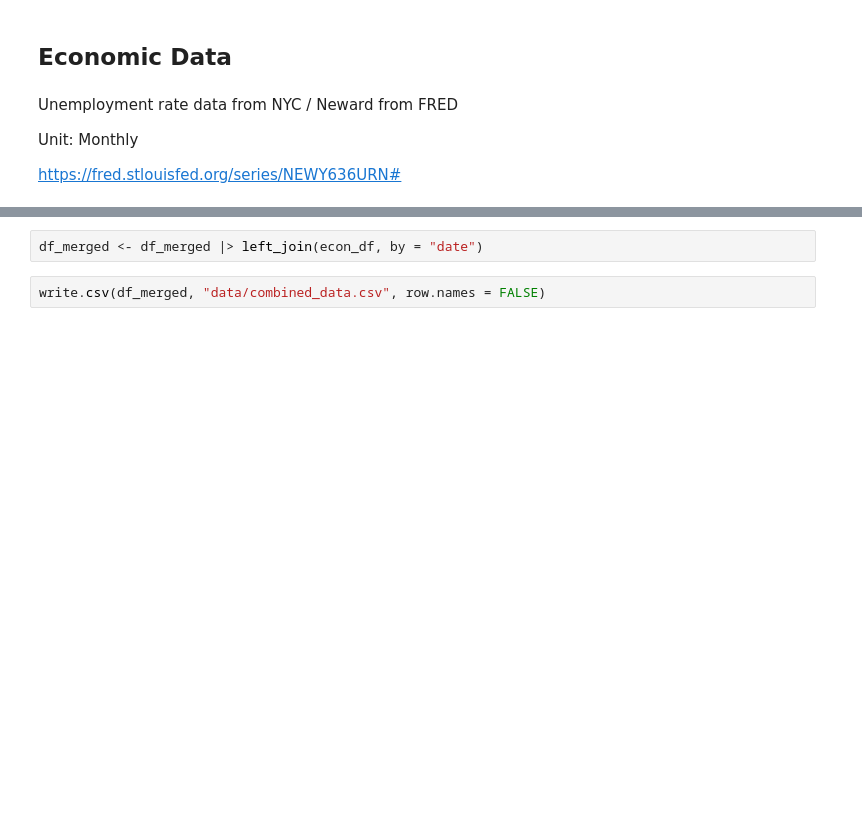
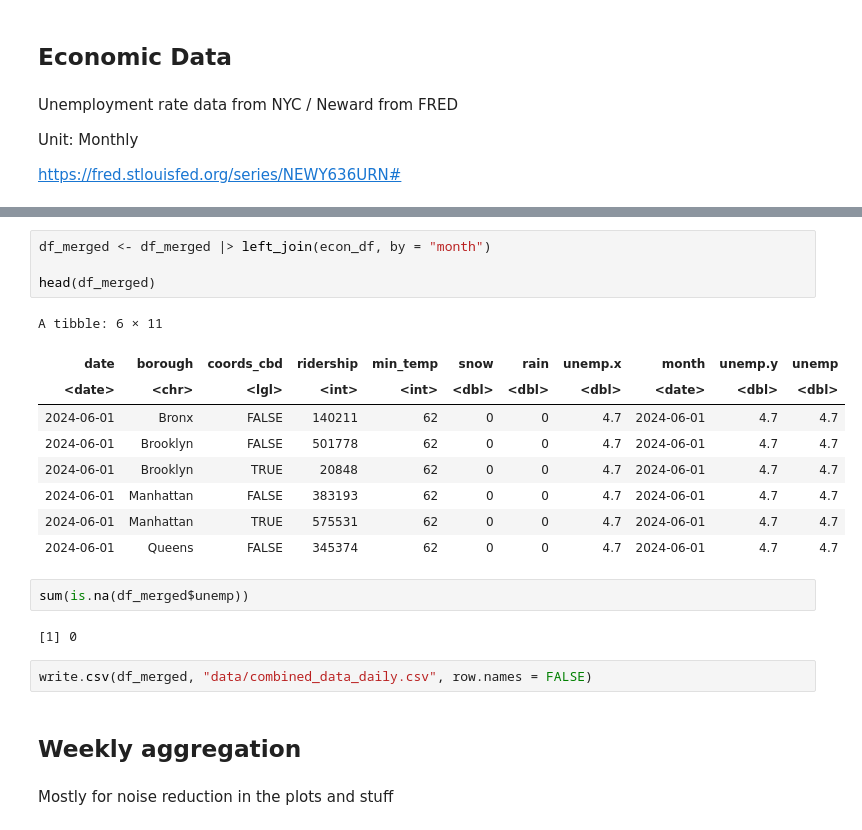
Before and after one commit to lily-harper/statsproject, a Jupyter notebook: 1_data.ipynb, the cells around one changed output, grey strips where cells are left out. Saved outputs shown, nothing was run; the diff lists cells and outputs as text; blank space fills up the shorter version.

Commit message:
data change, start time series

```diff
--- a/1_data.ipynb
+++ b/1_data.ipynb
@@ -252,4 +277,24 @@ A data.frame: 6 × 2
 # %%
-df_merged <- df_merged |> left_join(econ_df, by = "date")
+df_merged <- df_merged |> left_join(econ_df, by = "month")
+
+head(df_merged)
+# %% [output]
+A tibble: 6 × 11
+| date | borough | coords_cbd | ridership | min_temp | snow | rain | unemp.x | month | unemp.y | unemp |
+| <date> | <chr> | <lgl> | <int> | <int> | <dbl> | <dbl> | <dbl> | <date> | <dbl> | <dbl> |
+| 2024-06-01 | Bronx | FALSE | 140211 | 62 | 0 | 0 | 4.7 | 2024-06-01 | 4.7 | 4.7 |
+| 2024-06-01 | Brooklyn | FALSE | 501778 | 62 | 0 | 0 | 4.7 | 2024-06-01 | 4.7 | 4.7 |
+| 2024-06-01 | Brooklyn | TRUE | 20848 | 62 | 0 | 0 | 4.7 | 2024-06-01 | 4.7 | 4.7 |
+| 2024-06-01 | Manhattan | FALSE | 383193 | 62 | 0 | 0 | 4.7 | 2024-06-01 | 4.7 | 4.7 |
+| 2024-06-01 | Manhattan | TRUE | 575531 | 62 | 0 | 0 | 4.7 | 2024-06-01 | 4.7 | 4.7 |
+| 2024-06-01 | Queens | FALSE | 345374 | 62 | 0 | 0 | 4.7 | 2024-06-01 | 4.7 | 4.7 |
+# %%
+sum(is.na(df_merged$unemp))
+# %% [output]
+[1] 0
 # %%
-write.csv(df_merged, "data/combined_data.csv", row.names = FALSE)
+write.csv(df_merged, "data/combined_data_daily.csv", row.names = FALSE)
+# %% [markdown]
+## Weekly aggregation
+# %% [markdown]
+Mostly for noise reduction in the plots and stuff
```
Also changed, not shown: parts of 12 cells of this notebook, 6 other files.
